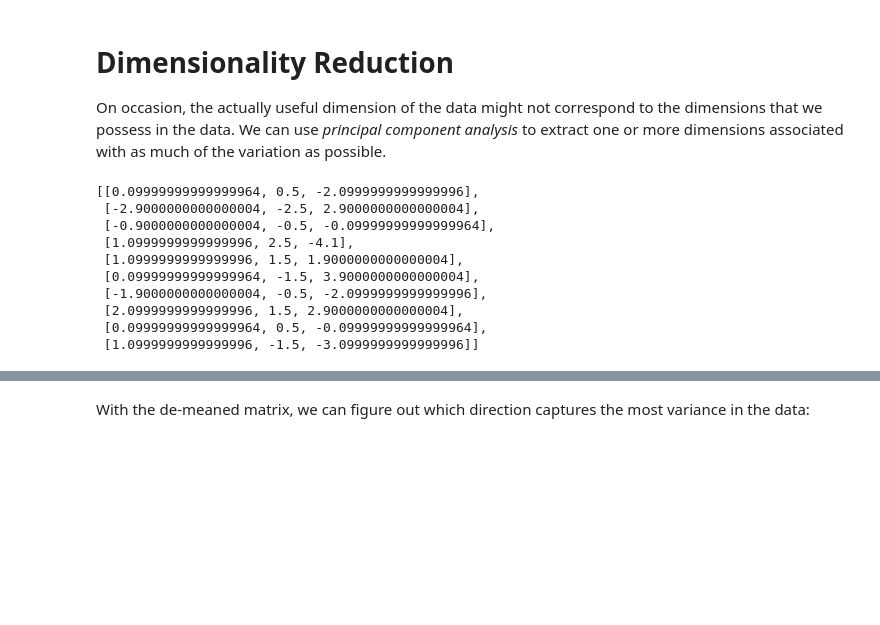
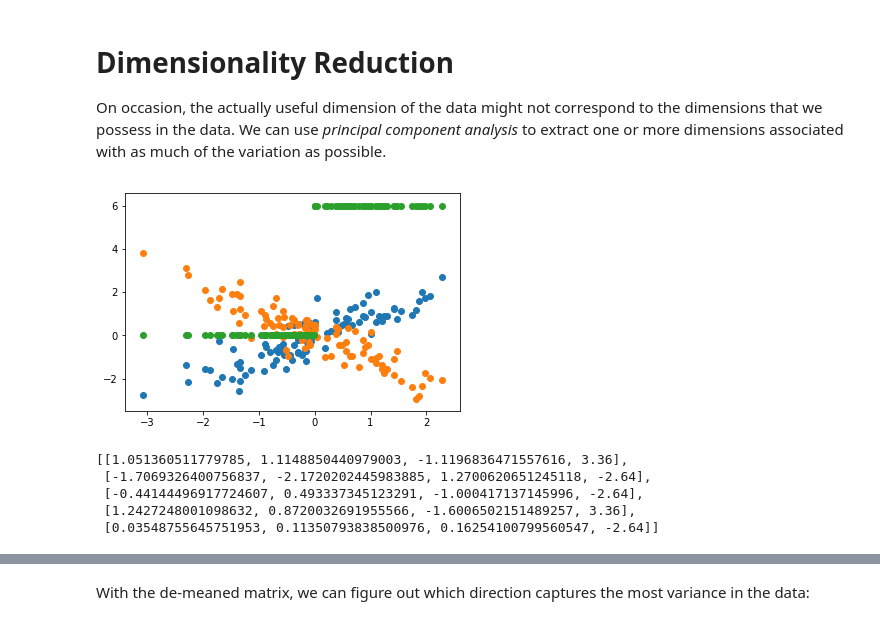
Before and after one commit to rvernagus/data-science-notebooks, a Jupyter notebook: Data Science From Scratch/10 - Working With Data.ipynb, the cells around one changed output, grey strips where cells are left out. Saved outputs shown, nothing was run; the diff lists cells and outputs as text; code cells hidden in the pictures; blank space fills up the shorter version.

```diff
--- a/Data Science From Scratch/10 - Working With Data.ipynb
+++ b/Data Science From Scratch/10 - Working With Data.ipynb
@@ -256,14 +267,25 @@ On occasion, the actually useful dimension of the data might not correspond to t
 # %%
 pca_data = [[7, 4, 3],
             [4, 1, 8],
             [6, 3, 5],
             [8, 6, 1],
             [8, 5, 7],
             [7, 2, 9],
             [5, 3, 3],
             [9, 5, 8],
             [7, 4, 5],
             [8, 2, 2]]
+pca_xs = [random_normal() for _ in range(100)]
+pca_ys1 = [x + random_normal() / 2 for x in pca_xs]
+pca_ys2 = [-x + random_normal() / 2 for x in pca_xs]
+pca_ys3 = [0 if x < 0 else 6 for x in pca_xs]
+pca_data = [[x, y1, y2, y3] for (x, y1, y2, y3) in zip(pca_xs, pca_ys1, pca_ys2, pca_ys3)]
+
+plt.scatter(pca_xs, pca_ys1);
+plt.scatter(pca_xs, pca_ys2);
+plt.scatter(pca_xs, pca_ys3);
+# %% [output]
+[figure, added]
 # %%
 def de_mean_matrix(A):
     """Returns each value in columns of A minus the mean of
@@ -273,15 +295,10 @@ def de_mean_matrix(A):
     return make_matrix(nr, nc, lambda i, j: A[i][j] - column_means[j])
 
 pca_data_de_mean = de_mean_matrix(pca_data)
-pca_data_de_mean
+pca_data_de_mean[:5]
 # %% [output]
-[[0.09999999999999964, 0.5, -2.0999999999999996],
- [-2.9000000000000004, -2.5, 2.9000000000000004],
- [-0.9000000000000004, -0.5, -0.09999999999999964],
- [1.0999999999999996, 2.5, -4.1],
- [1.0999999999999996, 1.5, 1.9000000000000004],
- [0.09999999999999964, -1.5, 3.9000000000000004],
- [-1.9000000000000004, -0.5, -2.0999999999999996],
- [2.0999999999999996, 1.5, 2.9000000000000004],
- [0.09999999999999964, 0.5, -0.09999999999999964],
- [1.0999999999999996, -1.5, -3.0999999999999996]]
+[[1.051360511779785, 1.1148850440979003, -1.1196836471557616, 3.36],
+ [-1.7069326400756837, -2.1720202445983885, 1.2700620651245118, -2.64],
+ [-0.44144496917724607, 0.493337345123291, -1.000417137145996, -2.64],
+ [1.2427248001098632, 0.8720032691955566, -1.6006502151489257, 3.36],
+ [0.03548755645751953, 0.11350793838500976, 0.16254100799560547, -2.64]]
```
Also changed, not shown: parts of 27 cells of this notebook.
